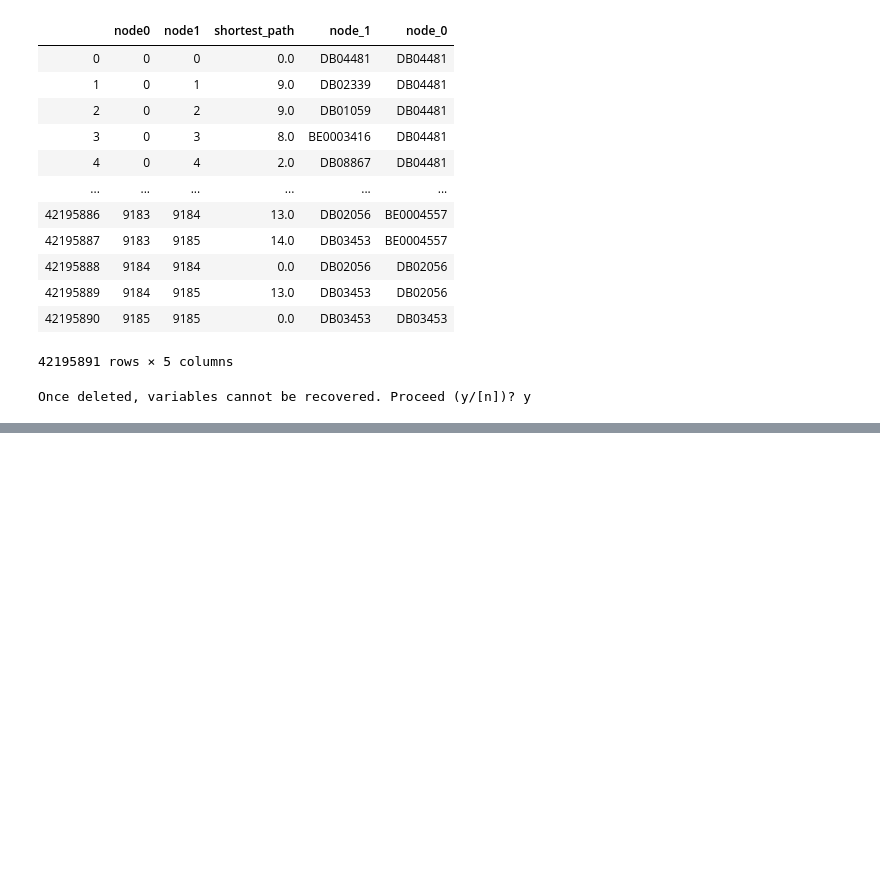
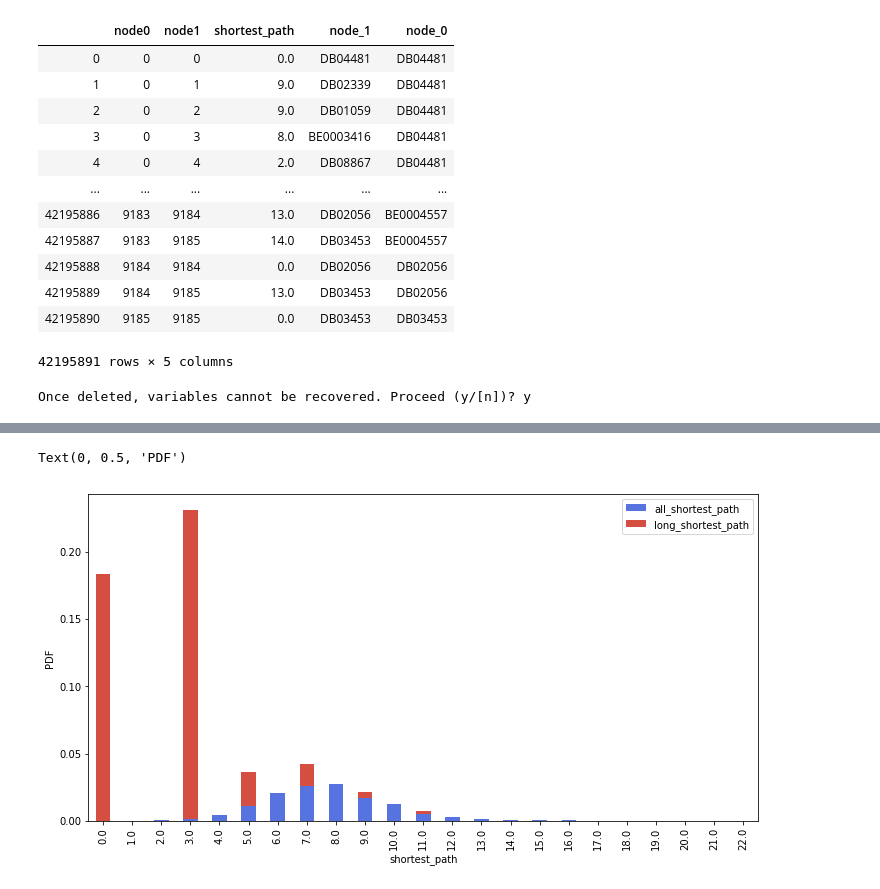
Before and after one commit to fhooton/DeepDrugRepurposer, a Jupyter notebook: Network Investigation.ipynb, the cells around one changed output, grey strips where cells are left out. Cells and saved outputs as stored; diff of their text form; code cells hidden in the pictures; blank space fills up the shorter version.

```diff
--- a/Network Investigation.ipynb
+++ b/Network Investigation.ipynb
@@ -563,0 +583,20 @@ Once deleted, variables cannot be recovered. Proceed (y/[n])? y
+# %%
+seaborn_plot_df = pd.DataFrame()
+seaborn_plot_df['all_shortest_path']  = all_pairs_shortest_major_df.groupby(['shortest_path'])\
+                                        .count()['node_0']/sum(all_pairs_shortest_major_df['shortest_path'])
+seaborn_plot_df['long_shortest_path'] = shortest_path_delta_df.groupby(['path_len']).count()\
+                                        ['node_1']/sum(shortest_path_delta_df['path_len'])
+
+seaborn_plot_df = seaborn_plot_df.fillna(0)
+# %%
+from matplotlib.colors import ListedColormap
+
+ax = seaborn_plot_df.plot(kind='bar', stacked=True,
+          colormap=ListedColormap(sns.color_palette("coolwarm", 10)),
+          figsize=(12,6))
+
+
+ax.set_ylabel("PDF")
+# %% [output]
+Text(0, 0.5, 'PDF')
+[figure, added]
```
Also changed, not shown: parts of 8 cells of this notebook.
